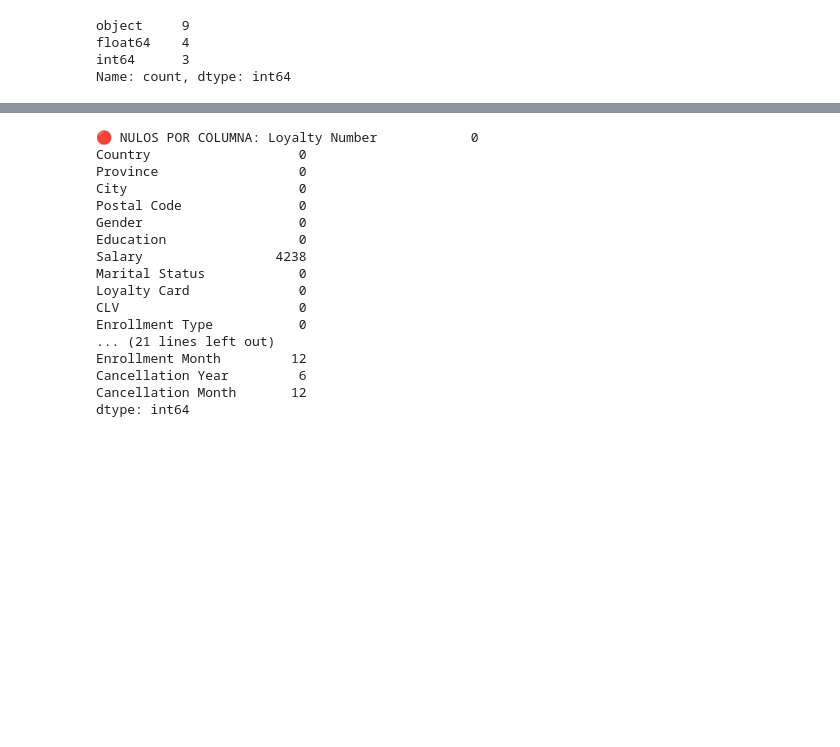
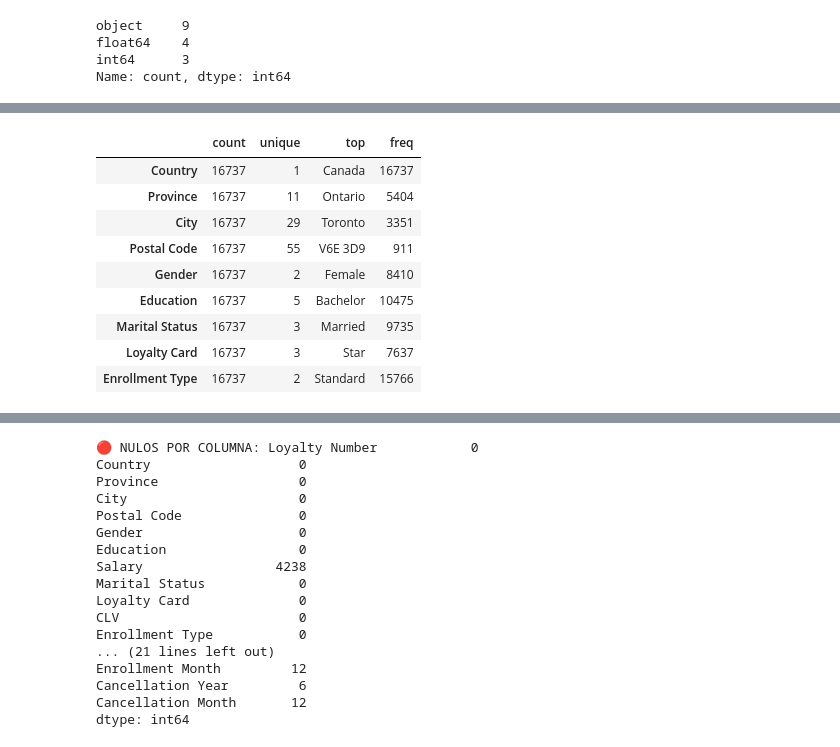
Before and after one commit to Adalab/bda-modulo-3-evaluacion-final-eaguilothio, a Jupyter notebook: evaluacion-final-eaguilothio.ipynb, the cells around one changed output, grey strips where cells are left out. Cells and saved outputs as stored; diff of their text form; code cells hidden in the pictures; blank space fills up the shorter version.

Commit message:
# Estadística descriptiva variables numéricas

```diff
--- a/evaluacion-final-eaguilothio.ipynb
+++ b/evaluacion-final-eaguilothio.ipynb
@@ -556,3 +478,81 @@ display(df_loyalty.describe().T)
 | Enrollment Month | 16737.0 | 6.669116 | 3.398958 | 1.00 | 4.00 | 7.00 | 10.00 | 12.00 |
 | Cancellation Year | 2067.0 | 2016.503145 | 1.380743 | 2013.00 | 2016.00 | 2017.00 | 2018.00 | 2018.00 |
 | Cancellation Month | 2067.0 | 6.962748 | 3.455297 | 1.00 | 4.00 | 7.00 | 10.00 | 12.00 |
+# %%
+# 2. CATEGÓRICOS
+
+# Para variables categóricas usamos include='object' o include='category'
+display(df_loyalty.describe(include='object').T)
+
+# Anotaciones:
+
+# El método describe() con include='object' muestra estadísticas específicas para variables categóricas:
+# - count: Número total de valores no nulos
+# - unique: Número de categorías diferentes
+# - top: La categoría más frecuente (moda)
+# - freq: Frecuencia de la categoría más común
+
+# INTERPRETACIÓN GENERAL:
+
+# - count: coincide con el total de observaciones, por lo que no se detectan valores nulos.
+
+# INTERPRETACIÓN POR VARIABLE:
+
+# 1) COUNTRY (País):
+# - unique = 1 → Solo hay un país (Canada)
+# - top = Canada → Todos los clientes son de Canadá
+# - freq = 16,737 → Confirma que el 100% son de Canada
+print(df_loyalty['Country'].unique())
+
+# 2) PROVINCE (Provincia):
+# - unique = 11 → Hay 11 provincias diferentes
+# - top = Ontario → La provincia más común
+# - freq = 5404 → Número de clientes en Ontario
+print(df_loyalty['Province'].unique())
+
+# 3) CITY (Ciudad):
+# - unique = 29 → 29 ciudades diferentes
+# - top = Toronto → La ciudad con más clientes
+# - freq = 3351 → Número de clientes en Toronto
+print(df_loyalty['City'].unique())
+
+# 4) GENDER (Género):
+# - unique = 2 → Male y Female
+# - top = Female → El género más frecuente
+# - freq = 8410 → Número de clientas
+print(df_loyalty['Gender'].unique())
+
+# 5) EDUCATION (Nivel educativo):
+# - unique = 5 → 5 niveles educativos diferentes
+# - top = Bachelor → El nivel más común
+# - freq = 10475 → Número de clientes Bachelor
+print(df_loyalty['Education'].unique())
+
+# 6) MARITAL STATUS (Estado civil):
+# - unique = 3 → Single, Married, Divorced
+# - top = Married → El estado civil más frecuente
+# - freq = → 9735 →  Número de clientes casados
+print(df_loyalty['Marital Status'].unique())
+
+# 7) LOYALTY CARD (Tipo de tarjeta):
+# - unique = 3 → 3 tipos de tarjeta
+# - top = Star → La tarjeta más común
+# - freq = 7637 → Clientes con tarjeta Star
+print(df_loyalty['Loyalty Card'].unique())
+
+# 8) ENROLLMENT TYPE (Tipo de inscripción):
+# - unique = 2 → Standard y 2018 Promotion
+# - top = Standard → La mayoría usa inscripción estándar
+# - freq = 15766 → clientes con Standard
+print(df_loyalty['Enrollment Type'].unique())
+# %% [output]
+|  | count | unique | top | freq |
+| Country | 16737 | 1 | Canada | 16737 |
+| Province | 16737 | 11 | Ontario | 5404 |
+| City | 16737 | 29 | Toronto | 3351 |
+| Postal Code | 16737 | 55 | V6E 3D9 | 911 |
+| Gender | 16737 | 2 | Female | 8410 |
+| Education | 16737 | 5 | Bachelor | 10475 |
+| Marital Status | 16737 | 3 | Married | 9735 |
+| Loyalty Card | 16737 | 3 | Star | 7637 |
+| Enrollment Type | 16737 | 2 | Standard | 15766 |
```
Also changed, not shown: parts of 9 cells of this notebook.
